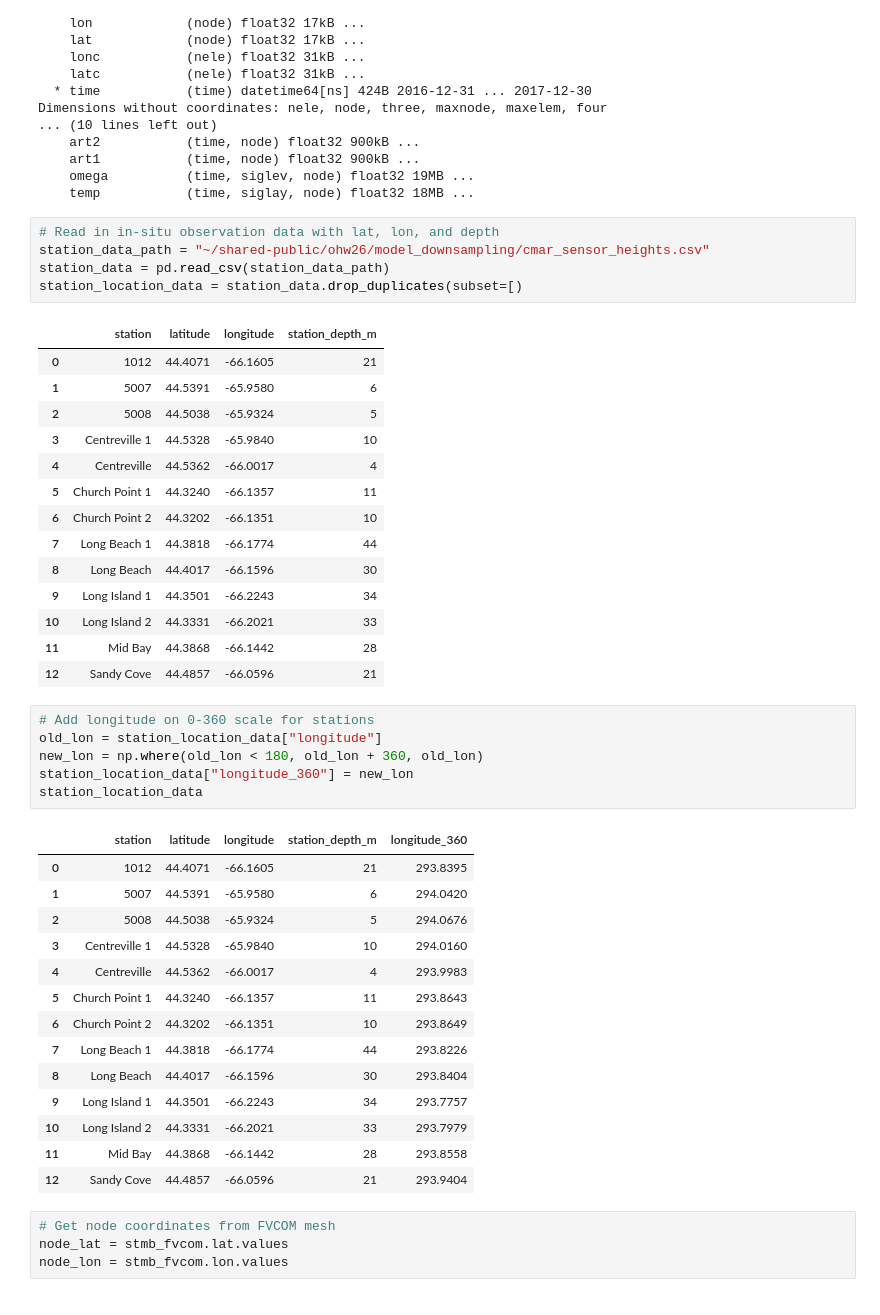
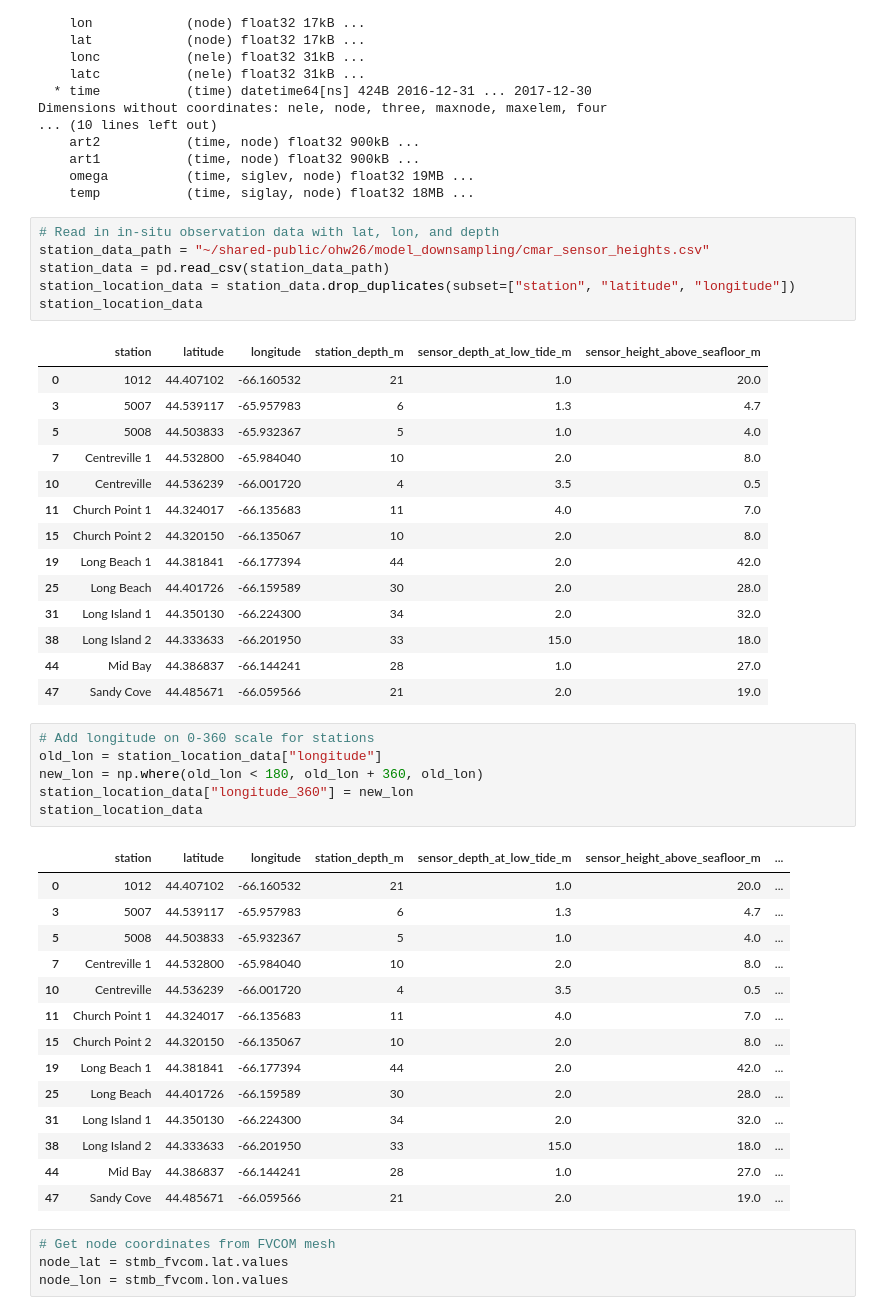
Before and after one commit to oceanhackweek/ohw26_model_downsampling, a Jupyter notebook: contributor_folders/rachel/match_height_of_fvcom_with_cmar.ipynb, the cells around one changed output. Saved outputs shown, nothing was run; the diff lists cells and outputs as text.

Commit message:
Modify nearest node in lat/lon to work with depth file cont'd

```diff
--- a/contributor_folders/rachel/match_height_of_fvcom_with_cmar.ipynb
+++ b/contributor_folders/rachel/match_height_of_fvcom_with_cmar.ipynb
@@ -32,23 +32,24 @@ Dimensions without coordinates: nele, node, three, maxnode, maxelem, four
 # %%
 # Read in in-situ observation data with lat, lon, and depth
 station_data_path = "~/shared-public/ohw26/model_downsampling/cmar_sensor_heights.csv"
 station_data = pd.read_csv(station_data_path)
-station_location_data = station_data.drop_duplicates(subset=[)
+station_location_data = station_data.drop_duplicates(subset=["station", "latitude", "longitude"])
+station_location_data
 # %% [output]
-|  | station | latitude | longitude | station_depth_m |
-| 0 | 1012 | 44.4071 | -66.1605 | 21 |
-| 1 | 5007 | 44.5391 | -65.9580 | 6 |
-| 2 | 5008 | 44.5038 | -65.9324 | 5 |
-| 3 | Centreville 1 | 44.5328 | -65.9840 | 10 |
-| 4 | Centreville | 44.5362 | -66.0017 | 4 |
-| 5 | Church Point 1 | 44.3240 | -66.1357 | 11 |
-| 6 | Church Point 2 | 44.3202 | -66.1351 | 10 |
-| 7 | Long Beach 1 | 44.3818 | -66.1774 | 44 |
-| 8 | Long Beach | 44.4017 | -66.1596 | 30 |
-| 9 | Long Island 1 | 44.3501 | -66.2243 | 34 |
-| 10 | Long Island 2 | 44.3331 | -66.2021 | 33 |
-| 11 | Mid Bay | 44.3868 | -66.1442 | 28 |
-| 12 | Sandy Cove | 44.4857 | -66.0596 | 21 |
+|  | station | latitude | longitude | station_depth_m | sensor_depth_at_low_tide_m | sensor_height_above_seafloor_m |
+| 0 | 1012 | 44.407102 | -66.160532 | 21 | 1.0 | 20.0 |
+| 3 | 5007 | 44.539117 | -65.957983 | 6 | 1.3 | 4.7 |
+| 5 | 5008 | 44.503833 | -65.932367 | 5 | 1.0 | 4.0 |
+| 7 | Centreville 1 | 44.532800 | -65.984040 | 10 | 2.0 | 8.0 |
+| 10 | Centreville | 44.536239 | -66.001720 | 4 | 3.5 | 0.5 |
+| 11 | Church Point 1 | 44.324017 | -66.135683 | 11 | 4.0 | 7.0 |
+| 15 | Church Point 2 | 44.320150 | -66.135067 | 10 | 2.0 | 8.0 |
+| 19 | Long Beach 1 | 44.381841 | -66.177394 | 44 | 2.0 | 42.0 |
+| 25 | Long Beach | 44.401726 | -66.159589 | 30 | 2.0 | 28.0 |
+| 31 | Long Island 1 | 44.350130 | -66.224300 | 34 | 2.0 | 32.0 |
+| 38 | Long Island 2 | 44.333633 | -66.201950 | 33 | 15.0 | 18.0 |
+| 44 | Mid Bay | 44.386837 | -66.144241 | 28 | 1.0 | 27.0 |
+| 47 | Sandy Cove | 44.485671 | -66.059566 | 21 | 2.0 | 19.0 |
 # %%
 # Add longitude on 0-360 scale for stations
 old_lon = station_location_data["longitude"]
@@ -56,20 +57,20 @@ new_lon = np.where(old_lon < 180, old_lon + 360, old_lon)
 station_location_data["longitude_360"] = new_lon
 station_location_data
 # %% [output]
-|  | station | latitude | longitude | station_depth_m | longitude_360 |
-| 0 | 1012 | 44.4071 | -66.1605 | 21 | 293.8395 |
-| 1 | 5007 | 44.5391 | -65.9580 | 6 | 294.0420 |
-| 2 | 5008 | 44.5038 | -65.9324 | 5 | 294.0676 |
-| 3 | Centreville 1 | 44.5328 | -65.9840 | 10 | 294.0160 |
-| 4 | Centreville | 44.5362 | -66.0017 | 4 | 293.9983 |
-| 5 | Church Point 1 | 44.3240 | -66.1357 | 11 | 293.8643 |
-| 6 | Church Point 2 | 44.3202 | -66.1351 | 10 | 293.8649 |
-| 7 | Long Beach 1 | 44.3818 | -66.1774 | 44 | 293.8226 |
-| 8 | Long Beach | 44.4017 | -66.1596 | 30 | 293.8404 |
-| 9 | Long Island 1 | 44.3501 | -66.2243 | 34 | 293.7757 |
-| 10 | Long Island 2 | 44.3331 | -66.2021 | 33 | 293.7979 |
-| 11 | Mid Bay | 44.3868 | -66.1442 | 28 | 293.8558 |
-| 12 | Sandy Cove | 44.4857 | -66.0596 | 21 | 293.9404 |
+|  | station | latitude | longitude | station_depth_m | sensor_depth_at_low_tide_m | sensor_height_above_seafloor_m | ... |
+| 0 | 1012 | 44.407102 | -66.160532 | 21 | 1.0 | 20.0 | ... |
+| 3 | 5007 | 44.539117 | -65.957983 | 6 | 1.3 | 4.7 | ... |
+| 5 | 5008 | 44.503833 | -65.932367 | 5 | 1.0 | 4.0 | ... |
+| 7 | Centreville 1 | 44.532800 | -65.984040 | 10 | 2.0 | 8.0 | ... |
+| 10 | Centreville | 44.536239 | -66.001720 | 4 | 3.5 | 0.5 | ... |
+| 11 | Church Point 1 | 44.324017 | -66.135683 | 11 | 4.0 | 7.0 | ... |
+| 15 | Church Point 2 | 44.320150 | -66.135067 | 10 | 2.0 | 8.0 | ... |
+| 19 | Long Beach 1 | 44.381841 | -66.177394 | 44 | 2.0 | 42.0 | ... |
+| 25 | Long Beach | 44.401726 | -66.159589 | 30 | 2.0 | 28.0 | ... |
+| 31 | Long Island 1 | 44.350130 | -66.224300 | 34 | 2.0 | 32.0 | ... |
+| 38 | Long Island 2 | 44.333633 | -66.201950 | 33 | 15.0 | 18.0 | ... |
+| 44 | Mid Bay | 44.386837 | -66.144241 | 28 | 1.0 | 27.0 | ... |
+| 47 | Sandy Cove | 44.485671 | -66.059566 | 21 | 2.0 | 19.0 | ... |
 # %%
 # Get node coordinates from FVCOM mesh
 node_lat = stmb_fvcom.lat.values
```
Also changed, not shown: parts of 1 cell of this notebook.
